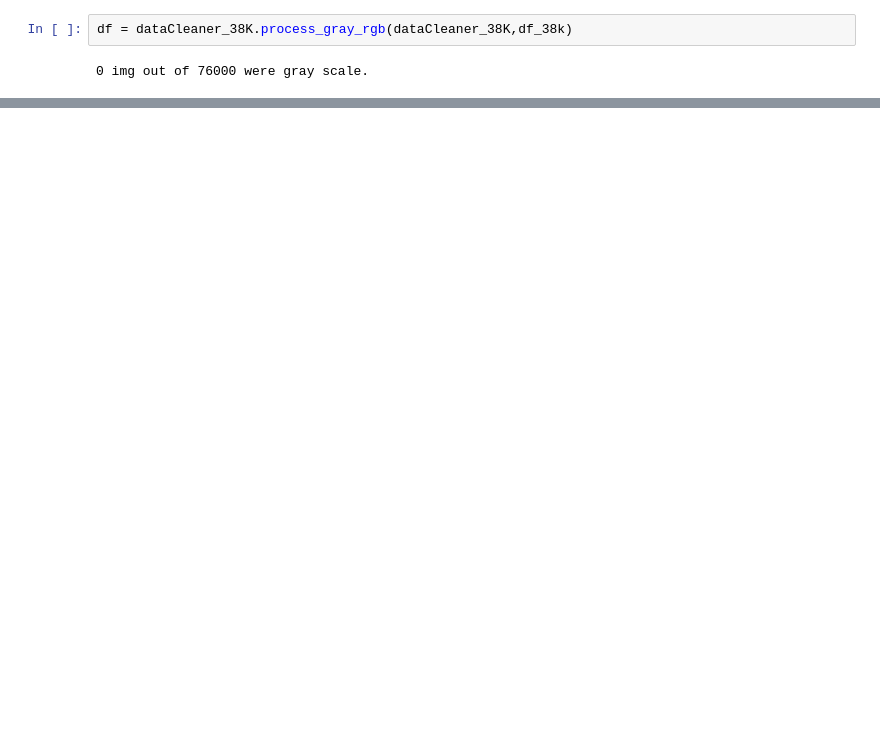
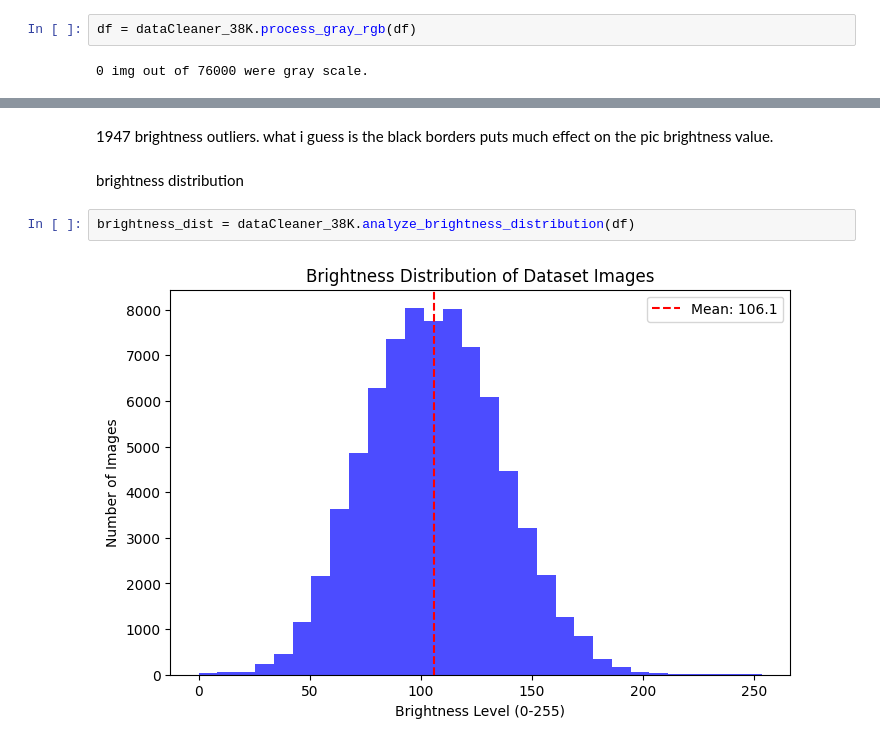
Before and after one commit to Seif-Elkerdany/Attendance_System, a Jupyter notebook: modeling/EDA/EDA_38k.ipynb, the cells around one changed output, grey strips where cells are left out. Drawn from its saved outputs; the diff is of its cells as text; blank space fills up the shorter version.

```diff
--- a/modeling/EDA/EDA_38k.ipynb
+++ b/modeling/EDA/EDA_38k.ipynb
@@ -60,4 +70,4 @@ dataCleaner_38K.visualize_sample(dataCleaner_38K,df_38k)
 # %%
-df = dataCleaner_38K.process_gray_rgb(dataCleaner_38K,df_38k)
+df = dataCleaner_38K.process_gray_rgb(df)
 # %% [output]
 0 img out of 76000 were gray scale.
@@ -63,0 +83,9 @@ df = dataCleaner_38K.process_gray_rgb(dataCleaner_38K,df_38k)
+# %% [markdown]
+1947 brightness outliers.
+what i guess is the black borders puts much effect on the pic brightness value.
+# %% [markdown]
+brightness distribution
+# %%
+brightness_dist = dataCleaner_38K.analyze_brightness_distribution(df)
+# %% [output]
+[figure, added]
```
Also changed, not shown: parts of 50 cells of this notebook, 1 other file.
